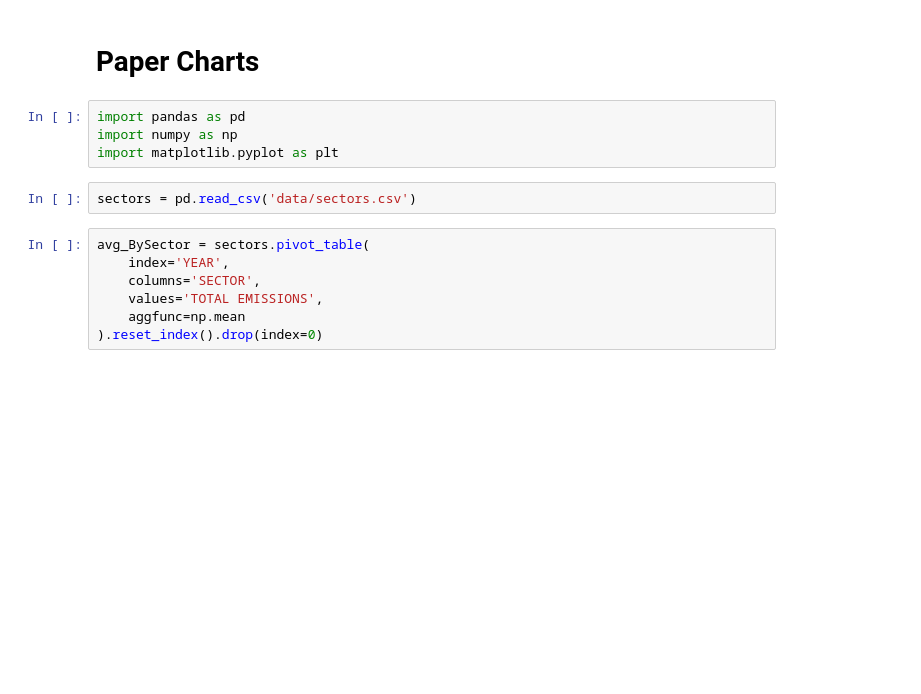
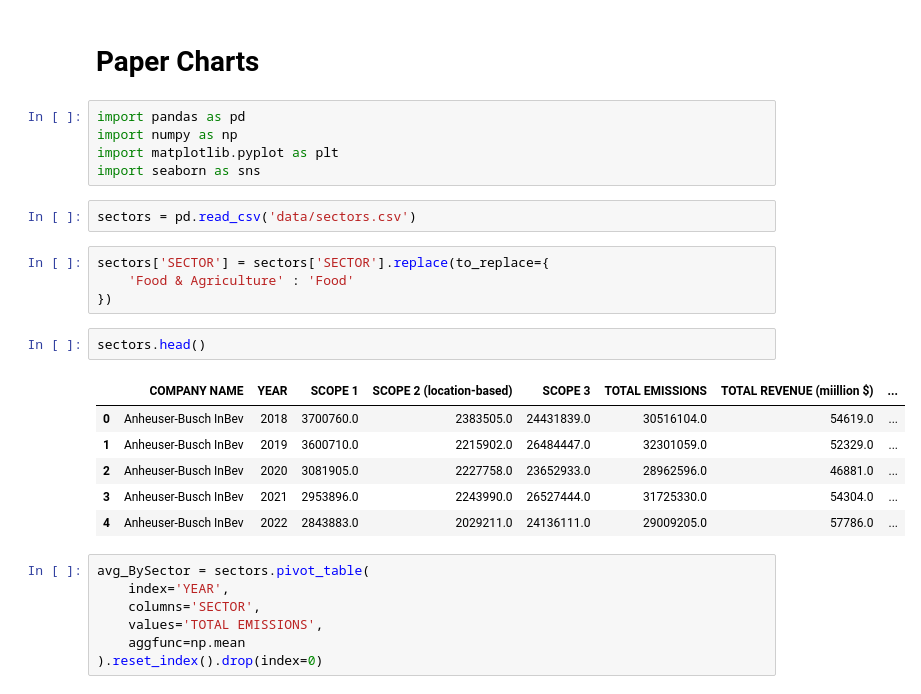
Before and after one commit to zcjanin/decarbonization-2024, a Jupyter notebook: Charts.ipynb, the cells around one changed output. Saved outputs shown, nothing was run; the diff lists cells and outputs as text; blank space fills up the shorter version.

```diff
--- a/Charts.ipynb
+++ b/Charts.ipynb
@@ -4,8 +4,22 @@
 import pandas as pd
 import numpy as np
 import matplotlib.pyplot as plt
+import seaborn as sns
 # %%
 sectors = pd.read_csv('data/sectors.csv')
+# %%
+sectors['SECTOR'] = sectors['SECTOR'].replace(to_replace={
+    'Food & Agriculture' : 'Food'
+})
+# %%
+sectors.head()
+# %% [output]
+|  | COMPANY NAME | YEAR | SCOPE 1 | SCOPE 2 (location-based) | SCOPE 3 | TOTAL EMISSIONS | TOTAL REVENUE (miillion $) | ... |
+| 0 | Anheuser-Busch InBev | 2018 | 3700760.0 | 2383505.0 | 24431839.0 | 30516104.0 | 54619.0 | ... |
+| 1 | Anheuser-Busch InBev | 2019 | 3600710.0 | 2215902.0 | 26484447.0 | 32301059.0 | 52329.0 | ... |
+| 2 | Anheuser-Busch InBev | 2020 | 3081905.0 | 2227758.0 | 23652933.0 | 28962596.0 | 46881.0 | ... |
+| 3 | Anheuser-Busch InBev | 2021 | 2953896.0 | 2243990.0 | 26527444.0 | 31725330.0 | 54304.0 | ... |
+| 4 | Anheuser-Busch InBev | 2022 | 2843883.0 | 2029211.0 | 24136111.0 | 29009205.0 | 57786.0 | ... |
 # %%
 avg_BySector = sectors.pivot_table(
     index='YEAR',
```
Also changed, not shown: parts of 13 cells of this notebook.
